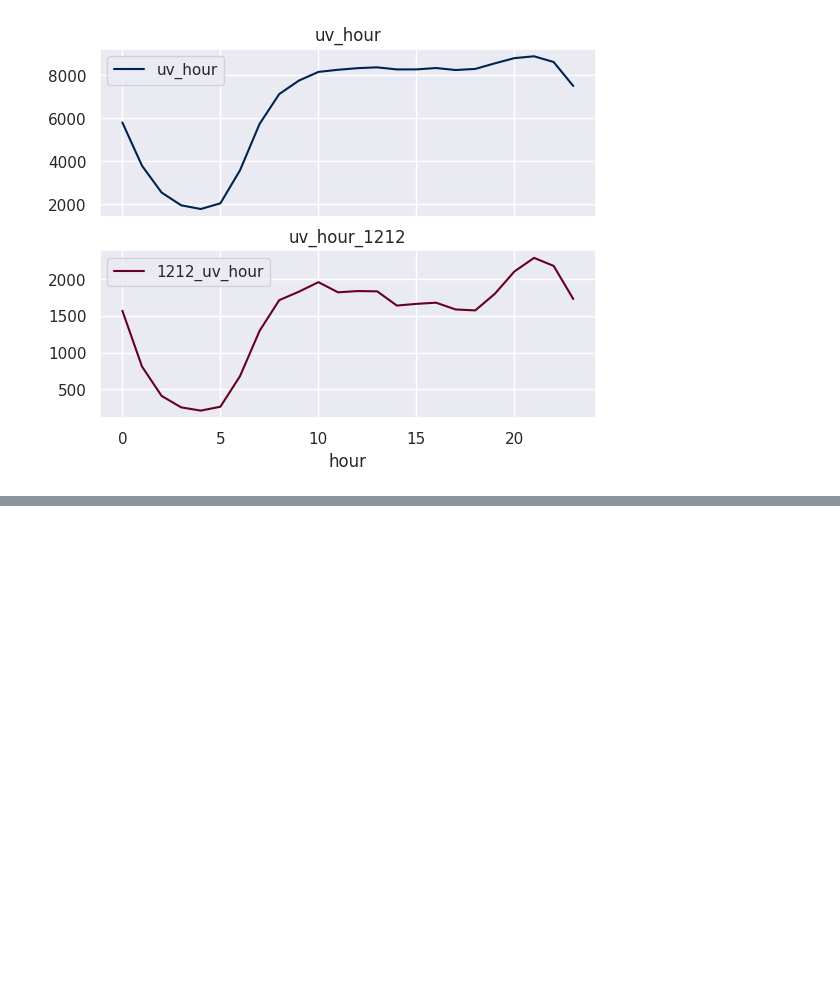
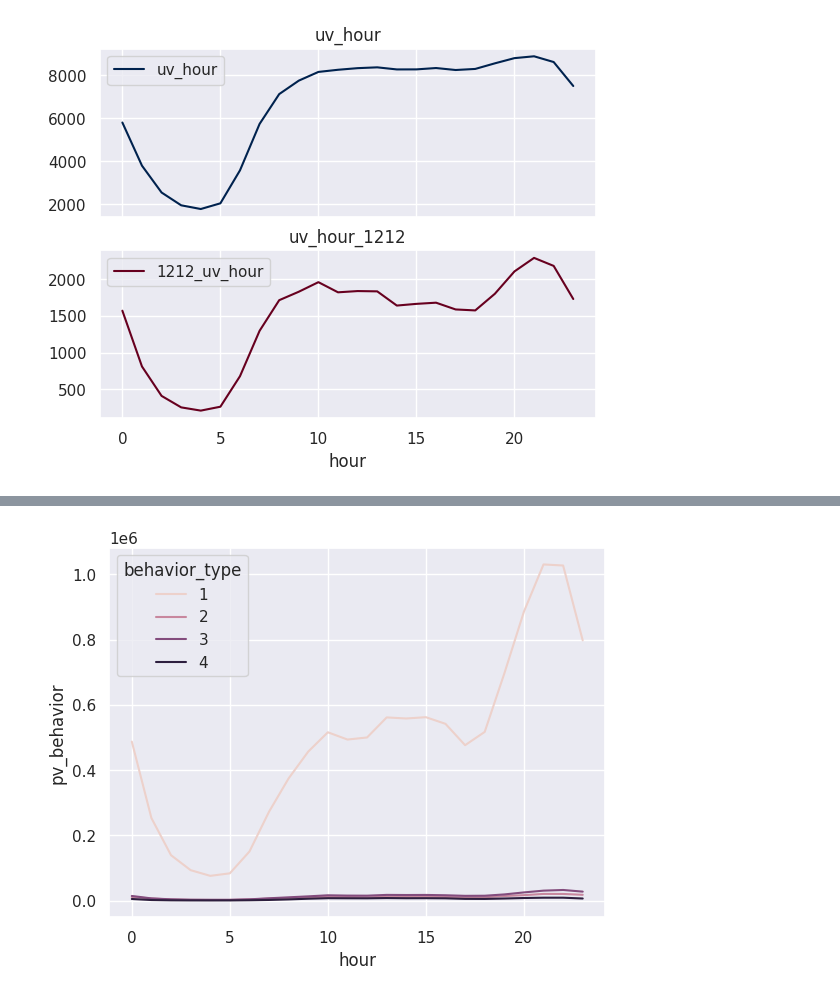
Before and after one commit to junglefire/data_insight, a Jupyter notebook: tianchi/淘宝用户购物行为数据可视化分析baseline.ipynb, the cells around one changed output, grey strips where cells are left out. Drawn from its saved outputs; the diff is of its cells as text; code cells hidden in the pictures; blank space fills up the shorter version.

```diff
--- a/tianchi/淘宝用户购物行为数据可视化分析baseline.ipynb
+++ b/tianchi/淘宝用户购物行为数据可视化分析baseline.ipynb
@@ -297,3 +297,10 @@ plt.show()
 众所周知，淘宝用户分布广泛，不同的用户的购物行为有较大差异。比如不同的用户的登录习惯以及购买偏好，因此按照用户的角度进行分析是重要且有趣的。因此我们依旧从用户访问量的这一数据来分析不同用户的浏览淘宝的习惯。
 
 为了获得用户的行为模式，我们主要统计在一天当中（按照每小时）用户发生的行为。因此我们使用groupby进行数据分组，方式如下：
+# %%
+# 基于 behavior_type & hour 分组
+# 点击、收藏、加购物车、支付四种行为，分别用数字1、2、3、4表示
+pv_behavior = data_user.groupby(['behavior_type','hour'])['user_id'].count()
+pv_behavior = pv_behavior.reset_index()
+pv_behavior = pv_behavior.rename(columns={'user_id':'pv_behavior'})
+pv_behavior
@@ -299,0 +321,5 @@ plt.show()
+# %%
+# 可视化
+ax = sns.lineplot(x='hour',y='pv_behavior',hue='behavior_type',data=pv_behavior)
+# %% [output]
+[figure, added]
```
Also changed, not shown: parts of 32 cells of this notebook.
